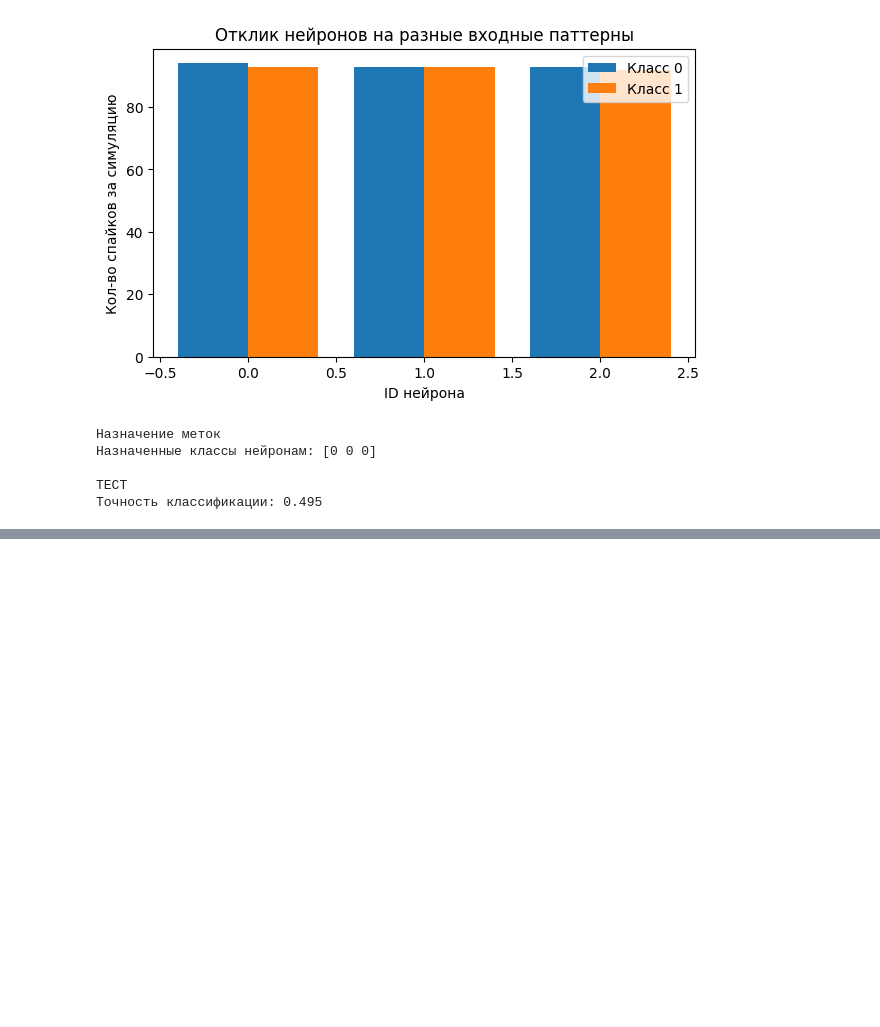
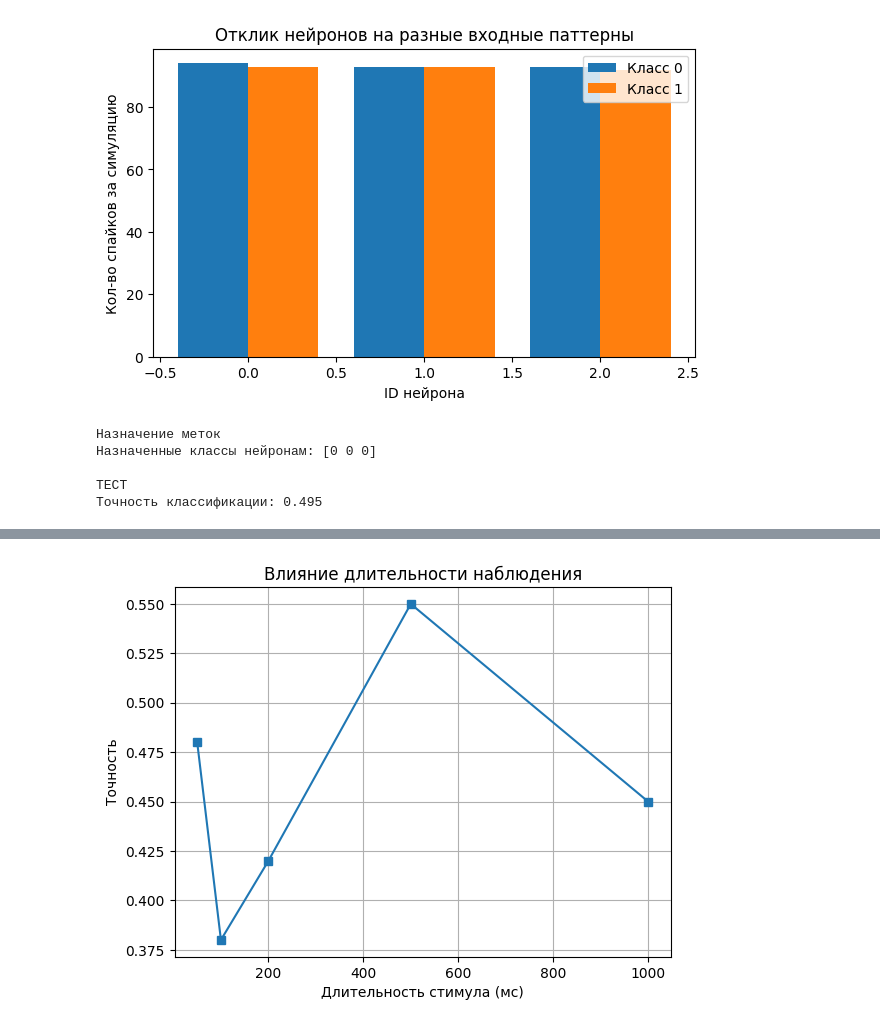
Before and after one commit to AccuRion1/NClab2, a Jupyter notebook: laab2.ipynb, the cells around one changed output, grey strips where cells are left out. Drawn from its saved outputs; the diff is of its cells as text; code cells hidden in the pictures; blank space fills up the shorter version.

```diff
--- a/laab2.ipynb
+++ b/laab2.ipynb
@@ -419,0 +534,21 @@ print("Точность классификации:", accuracy)
+# %%
+T_values = [50, 100, 200, 500, 1000]
+acc_vs_T = []
+for T in T_values:
+    spike_record, _ = simulate_network(layer, input_rates, T, dt=0.1)
+    firing_rates = np.array([len(s)/T for s in spike_record])
+    predicted_neuron = np.argmax(firing_rates)
+    predicted_class = labels[predicted_neuron]
+    # Здесь нужно усреднить по многим тестам, аналогично функции test
+    # Для простоты можно вставить цикл по тестам
+    acc = test_with_T(layer, labels, T, n_tests=100)  # предварительно определив такую функцию
+    acc_vs_T.append(acc)
+
+plt.plot(T_values, acc_vs_T, marker='s')
+plt.xlabel('Длительность стимула (мс)')
+plt.ylabel('Точность')
+plt.title('Влияние длительности наблюдения')
+plt.grid()
+plt.show()
+# %% [output]
+[figure, added]
```
Also changed, not shown: parts of 3 cells of this notebook, 5 other files.
